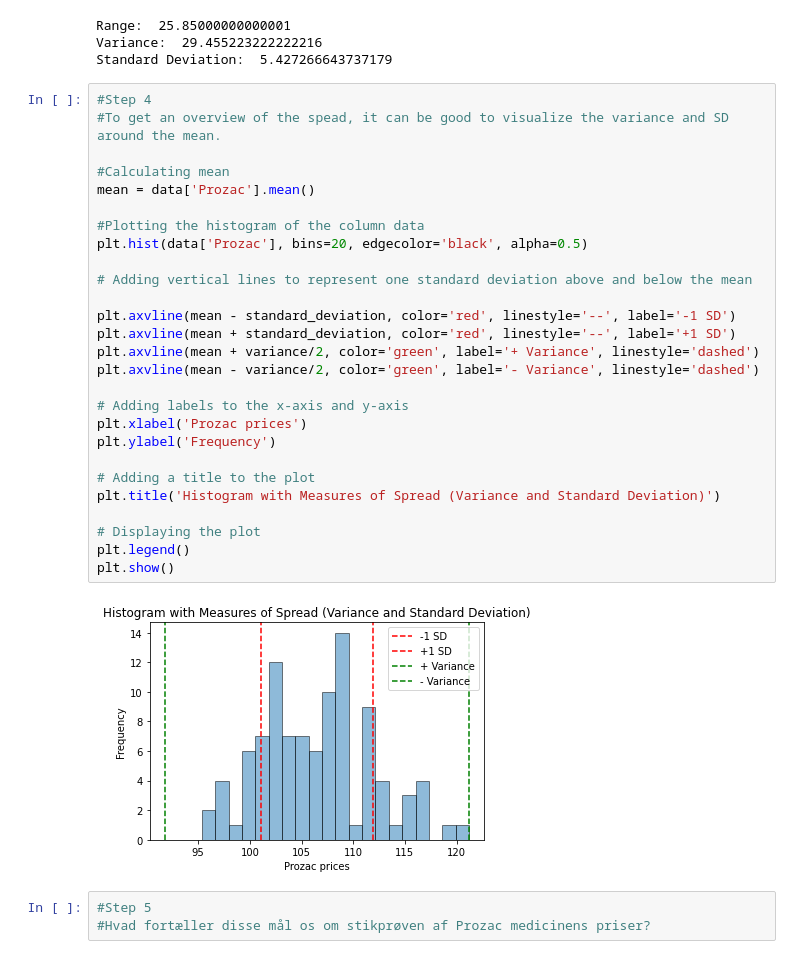
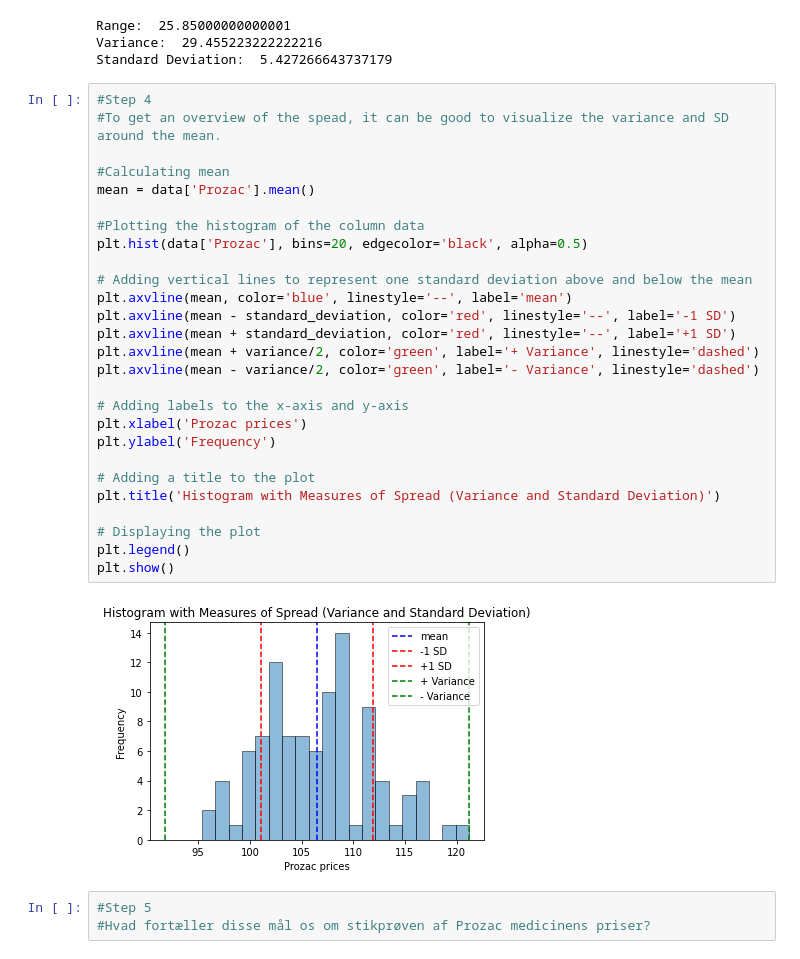
Before and after one commit to louisehviid/KM2023, a Jupyter notebook: Workshop3_descriptive_stats.ipynb, the cells around one changed output. Cells and saved outputs as stored; diff of their text form.

```diff
--- a/Workshop3_descriptive_stats.ipynb
+++ b/Workshop3_descriptive_stats.ipynb
@@ -162,32 +162,32 @@ Standard Deviation:  5.427266643737179
 # %%
 #Step 4
 #To get an overview of the spead, it can be good to visualize the variance and SD around the mean.
 
 #Calculating mean
 mean = data['Prozac'].mean()
 
 #Plotting the histogram of the column data
 plt.hist(data['Prozac'], bins=20, edgecolor='black', alpha=0.5)
 
 # Adding vertical lines to represent one standard deviation above and below the mean
-
+plt.axvline(mean, color='blue', linestyle='--', label='mean')
 plt.axvline(mean - standard_deviation, color='red', linestyle='--', label='-1 SD')
 plt.axvline(mean + standard_deviation, color='red', linestyle='--', label='+1 SD')
 plt.axvline(mean + variance/2, color='green', label='+ Variance', linestyle='dashed')
 plt.axvline(mean - variance/2, color='green', label='- Variance', linestyle='dashed')
 
 # Adding labels to the x-axis and y-axis
 plt.xlabel('Prozac prices')
 plt.ylabel('Frequency')
 
 # Adding a title to the plot
 plt.title('Histogram with Measures of Spread (Variance and Standard Deviation)')
 
 # Displaying the plot
 plt.legend()
 plt.show()
 # %% [output]
-[figure, old version]
+[figure, new version]
 # %%
 #Step 5
 #Hvad fortæller disse mål os om stikprøven af Prozac medicinens priser?
```
Also changed, not shown: parts of 1 cell of this notebook.
